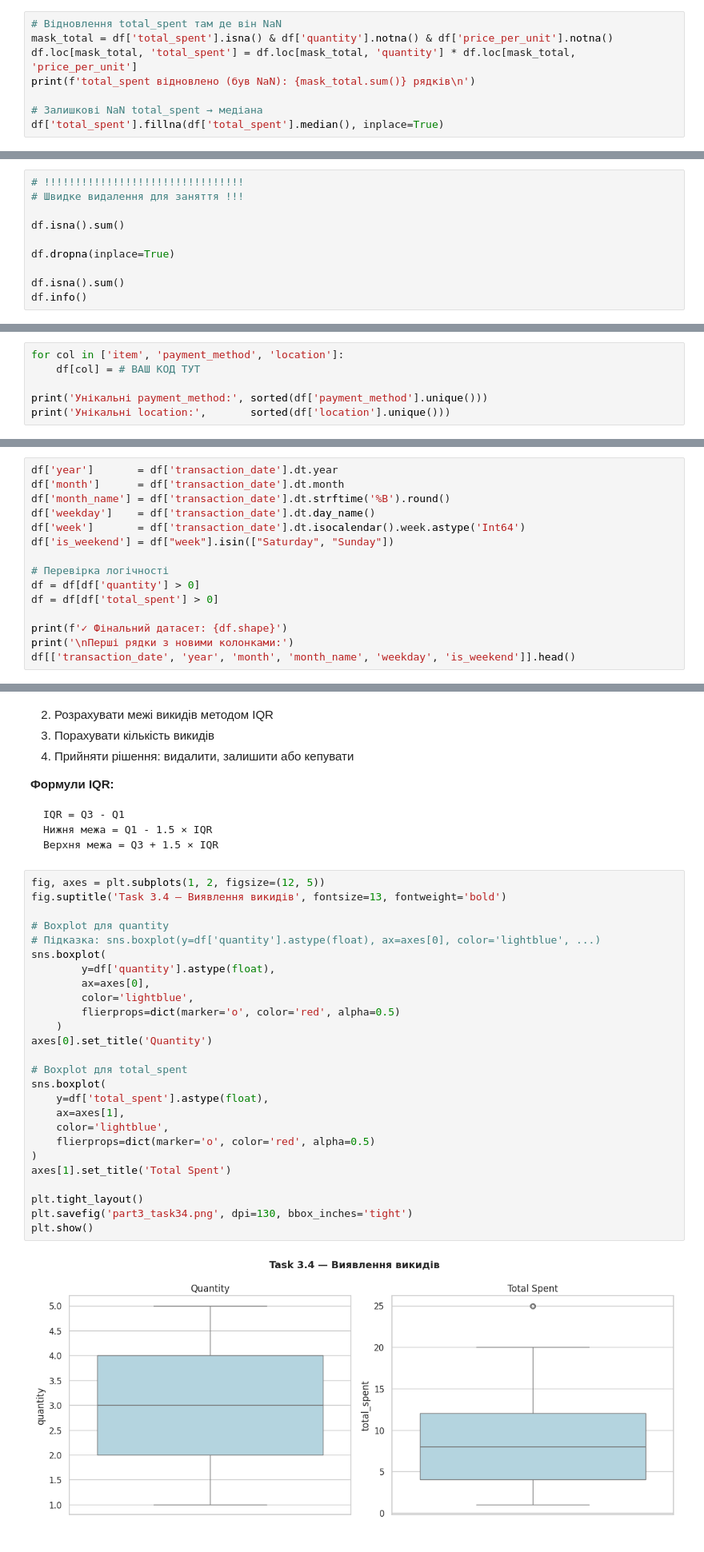
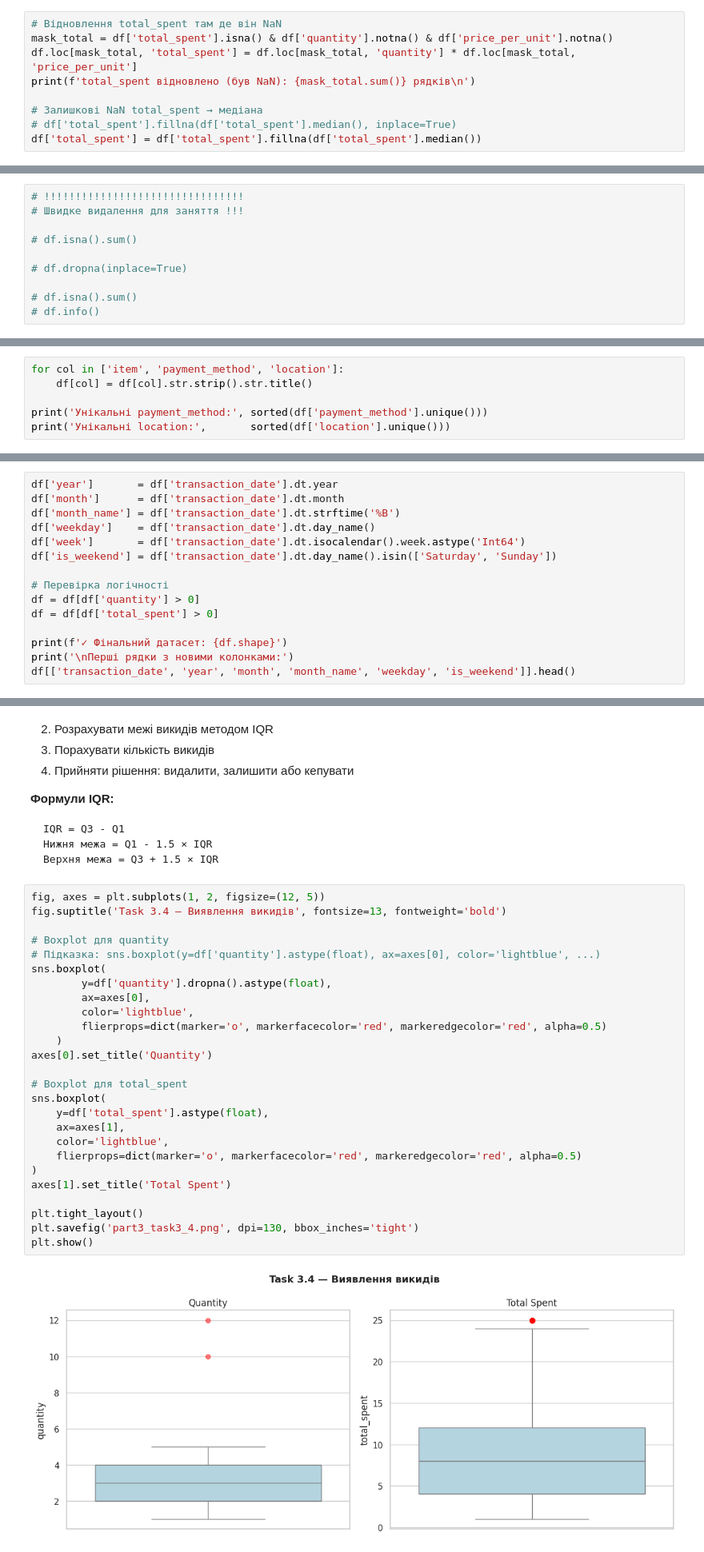
Before and after one commit to Yuliia-Safonova/Analysis_Cafe_Sales, a Jupyter notebook: cafe_eda_workbook_version2.ipynb, the cells around one changed output, grey strips where cells are left out. Shown at 80% size. Saved outputs shown, nothing was run; the diff lists cells and outputs as text.

```diff
--- a/cafe_eda_workbook_version2.ipynb
+++ b/cafe_eda_workbook_version2.ipynb
@@ -553,5 +551,6 @@ df.loc[mask_total, 'total_spent'] = df.loc[mask_total, 'quantity'] * df.loc[mask
 print(f'total_spent відновлено (був NaN): {mask_total.sum()} рядків\n')
 
 # Залишкові NaN total_spent → медіана
-df['total_spent'].fillna(df['total_spent'].median(), inplace=True)
+# df['total_spent'].fillna(df['total_spent'].median(), inplace=True)
+df['total_spent'] = df['total_spent'].fillna(df['total_spent'].median())
 # %% [output]
@@ -566,9 +570,9 @@ For example, when doing 'df[col].method(value, inplace=True)', try using 'df.met
 # !!!!!!!!!!!!!!!!!!!!!!!!!!!!!!!!
 # Швидке видалення для заняття !!!
 
-df.isna().sum()
+# df.isna().sum()
 
-df.dropna(inplace=True)
+# df.dropna(inplace=True)
 
-df.isna().sum()
-df.info()
+# df.isna().sum()
+# df.info()
@@ -649,7 +647,7 @@ print(f'Видалено рядків без дати: {before - len(df)}')
 - Кожне слово з великої літери (`.str.title()`)
 # %%
 for col in ['item', 'payment_method', 'location']:
-    df[col] = # ВАШ КОД ТУТ
+    df[col] = df[col].str.strip().str.title()
 
 print('Унікальні payment_method:', sorted(df['payment_method'].unique()))
 print('Унікальні location:',       sorted(df['location'].unique()))
@@ -670,10 +669,10 @@ SyntaxError: invalid syntax (2740910967.py, line 2)
 # %%
 df['year']       = df['transaction_date'].dt.year
 df['month']      = df['transaction_date'].dt.month
-df['month_name'] = df['transaction_date'].dt.strftime('%B').round()
+df['month_name'] = df['transaction_date'].dt.strftime('%B')
 df['weekday']    = df['transaction_date'].dt.day_name()
 df['week']       = df['transaction_date'].dt.isocalendar().week.astype('Int64')
-df['is_weekend'] = df["week"].isin(["Saturday", "Sunday"])
+df['is_weekend'] = df['transaction_date'].dt.day_name().isin(['Saturday', 'Sunday'])
 
 # Перевірка логічності
 df = df[df['quantity'] > 0]
@@ -874,31 +945,31 @@ IQR = Q3 - Q1
 # %%
 fig, axes = plt.subplots(1, 2, figsize=(12, 5))
 fig.suptitle('Task 3.4 — Виявлення викидів', fontsize=13, fontweight='bold')
 
 # Boxplot для quantity
 # Підказка: sns.boxplot(y=df['quantity'].astype(float), ax=axes[0], color='lightblue', ...)
 sns.boxplot(
-        y=df['quantity'].astype(float),
+        y=df['quantity'].dropna().astype(float),
         ax=axes[0],
         color='lightblue',
-        flierprops=dict(marker='o', color='red', alpha=0.5)
+        flierprops=dict(marker='o', markerfacecolor='red', markeredgecolor='red', alpha=0.5)
     )
 axes[0].set_title('Quantity')
 
 # Boxplot для total_spent
 sns.boxplot(
     y=df['total_spent'].astype(float),
     ax=axes[1],
     color='lightblue',
-    flierprops=dict(marker='o', color='red', alpha=0.5)
+    flierprops=dict(marker='o', markerfacecolor='red', markeredgecolor='red', alpha=0.5)
 )
 axes[1].set_title('Total Spent')
 
 plt.tight_layout()
-plt.savefig('part3_task34.png', dpi=130, bbox_inches='tight')
+plt.savefig('part3_task3_4.png', dpi=130, bbox_inches='tight')
 plt.show()
 # %% [output]
-[figure, old version]
+[figure, new version]
 # %%
 # Кількісний аналіз викидів методом IQR
 Q1  = df.total_spent.quantile(0.25)     # 25-й перцентиль
```
Also changed, not shown: parts of 27 cells of this notebook.
